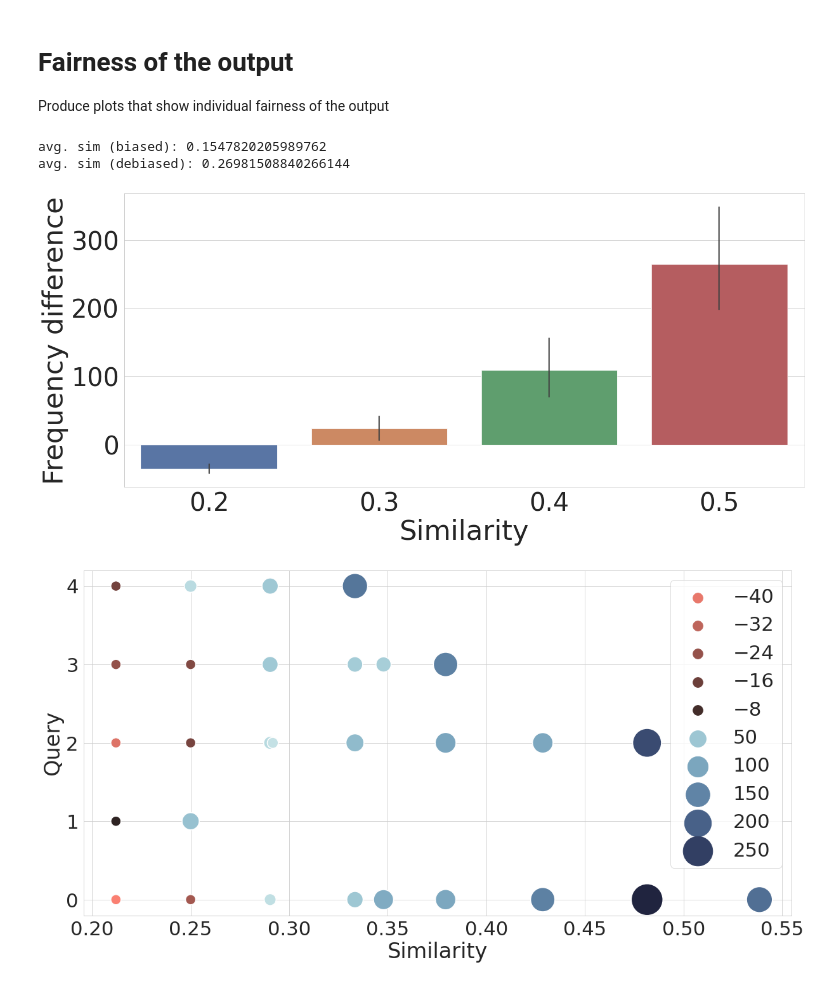
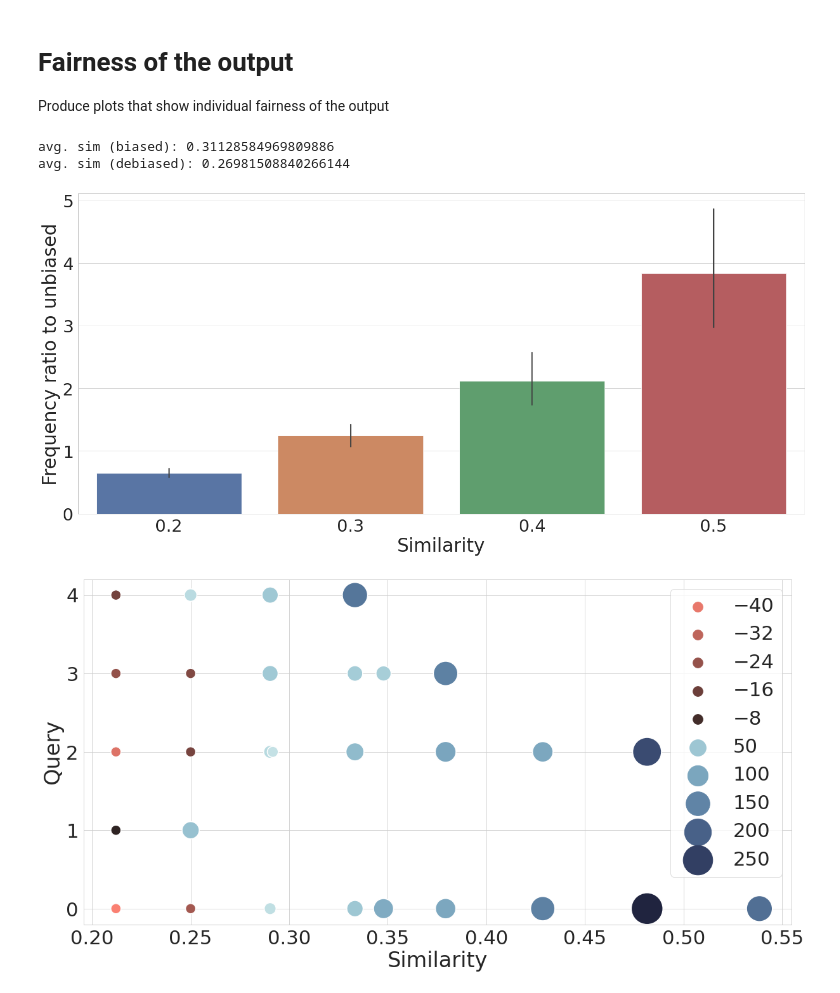
Before and after one commit to alfahaf/fair-nn, a Jupyter notebook: eval.ipynb, the cells around one changed output. Cells and saved outputs as stored; diff of their text form; code cells hidden in the pictures.

```diff
--- a/eval.ipynb
+++ b/eval.ipynb
@@ -246,7 +336,7 @@ for q in interesting_queries:
 for q in interesting_queries:
     for p, cnt in uniform_point[q].items():
         diff.setdefault(q, {})
-        diff[q][p] = cnt - opt_point[q][p]
+        diff[q][p] = cnt / opt_point[q][p]
 
 
 diff = diff[q]
@@ -258,36 +348,36 @@ data, queries, _, _ = get_dataset("lastfm")
 for p, c in diff.items():
     diff_with_sim[p] = (c, jaccard(data[p], queries[q]))
 
 # average with standard
 s = 0
 for p, cnt in uniform_point[q].items():
     jj = jaccard(data[p], queries[q])
     s += cnt * jj
 print(f"avg. sim (biased): {s / len(res['res'][q])}")
 
 # average with opt
 s = 0
 for p, cnt in opt_point[q].items():
     s += cnt * jaccard(data[p], queries[q])
 print(f"avg. sim (debiased): {s / len(res['res'][q])}")
 
 df_dict = {
     "freq": [],
     "sim": []
 }
 
 
 for p, (cnt, sim) in diff_with_sim.items():
         df_dict["freq"].append(cnt)
         df_dict["sim"].append(float("%.1f" % sim))
 df = pd.DataFrame(data=df_dict)
-sns.barplot(data=df.rename(columns={"freq" : "Frequency difference", "sim" : "Similarity"}), x='Similarity', y='Frequency difference')
+sns.barplot(data=df.rename(columns={"freq" : "Frequency ratio to unbiased", "sim" : "Similarity"}), x='Similarity', y='Frequency ratio to unbiased')
 plt.tight_layout()
 plt.savefig("plots/sampling_differences_lastfm.pdf")
 # %% [output]
-avg. sim (biased): 0.1547820205989762
+avg. sim (biased): 0.31128584969809886
 avg. sim (debiased): 0.26981508840266144
-[figure, old version]
+[figure, new version]
 # %%
 import pickle
 import collections
```
Also changed, not shown: parts of 7 cells of this notebook, 4 other files.
